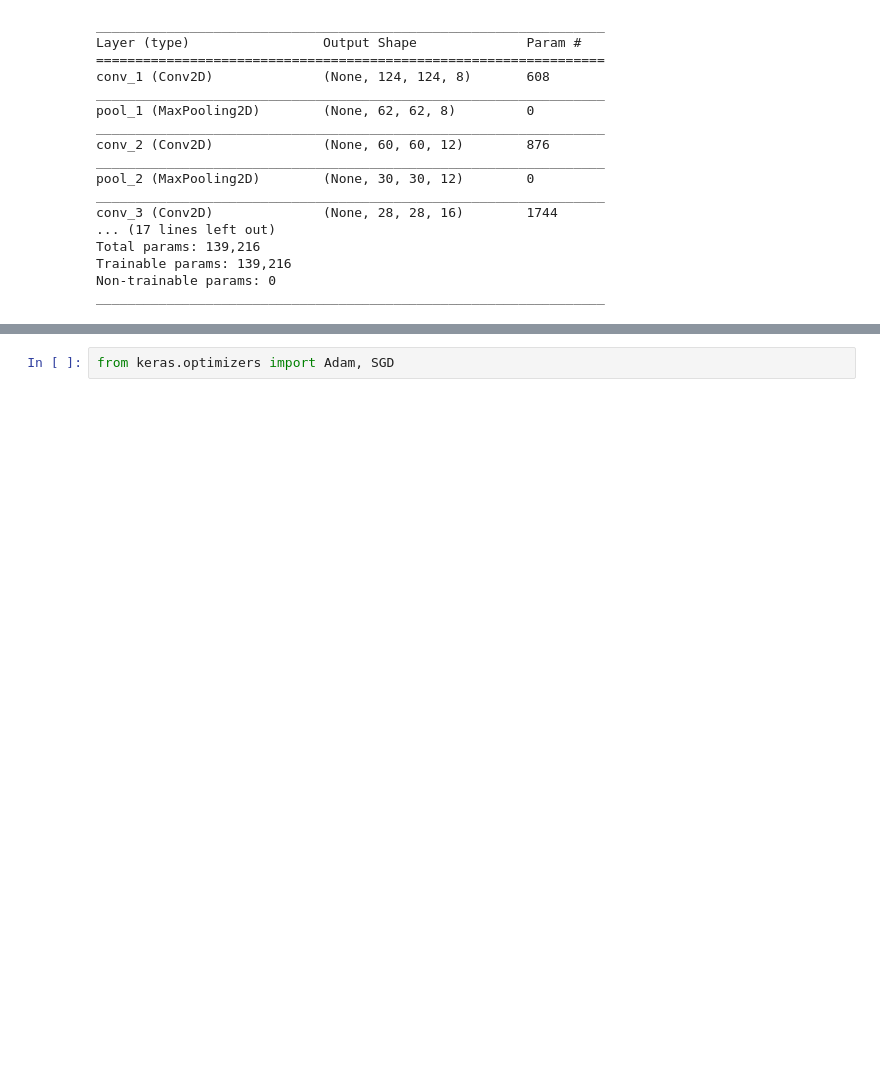
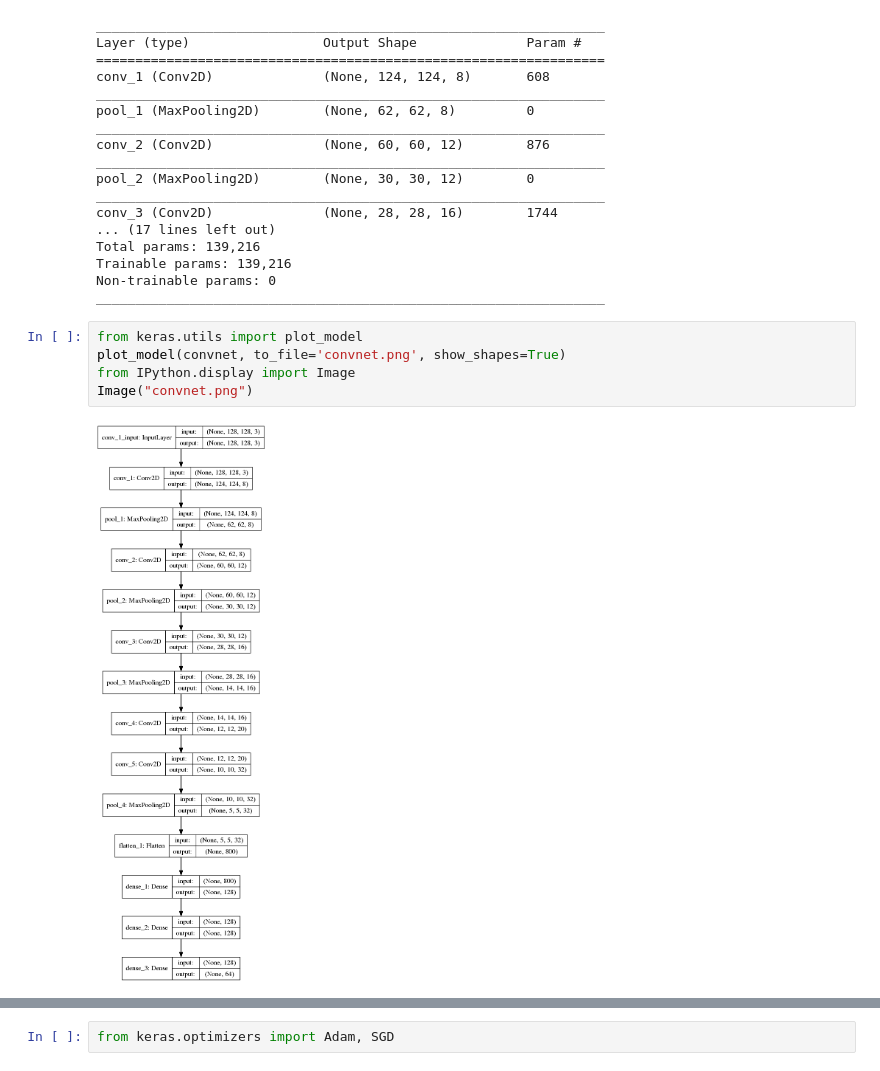
Before and after one commit to ebartrum/Kaggle-Whale-Identification, a Jupyter notebook: Triplet network.ipynb, the cells around one changed output, grey strips where cells are left out. Saved outputs shown, nothing was run; the diff lists cells and outputs as text; blank space fills up the shorter version.

```diff
--- a/Triplet network.ipynb
+++ b/Triplet network.ipynb
@@ -274,3 +197,10 @@ Total params: 139,216
 Trainable params: 139,216
 Non-trainable params: 0
 _________________________________________________________________
+# %%
+from keras.utils import plot_model
+plot_model(convnet, to_file='convnet.png', show_shapes=True)
+from IPython.display import Image
+Image("convnet.png")
+# %% [output]
+[figure, added]
```
Also changed, not shown: parts of 60 cells of this notebook.
